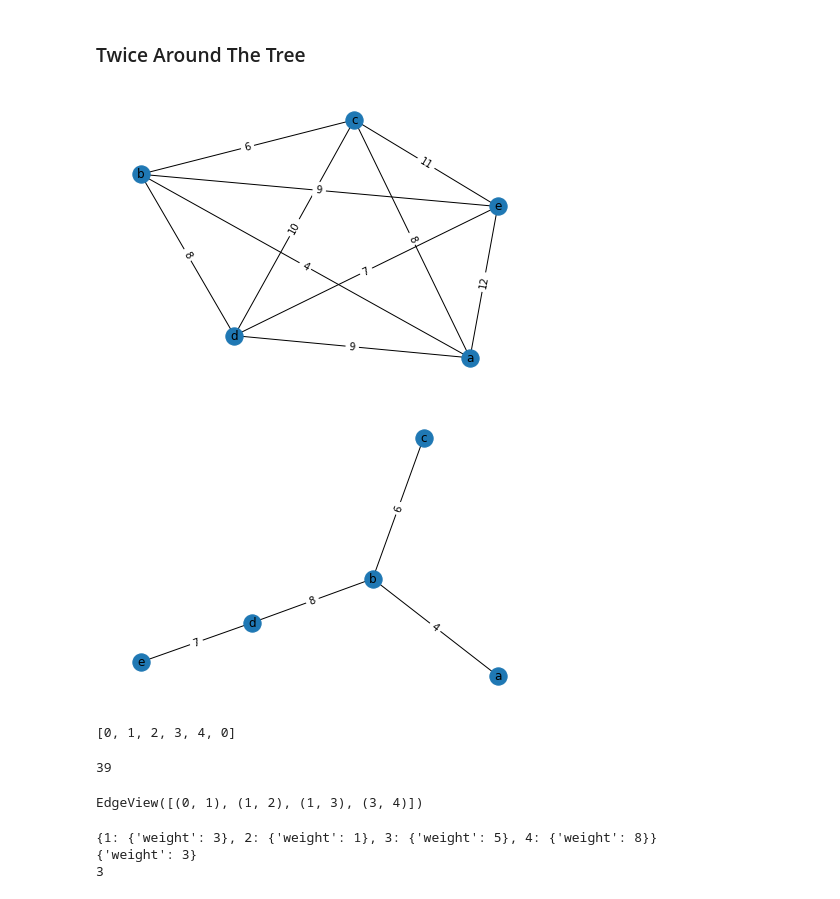
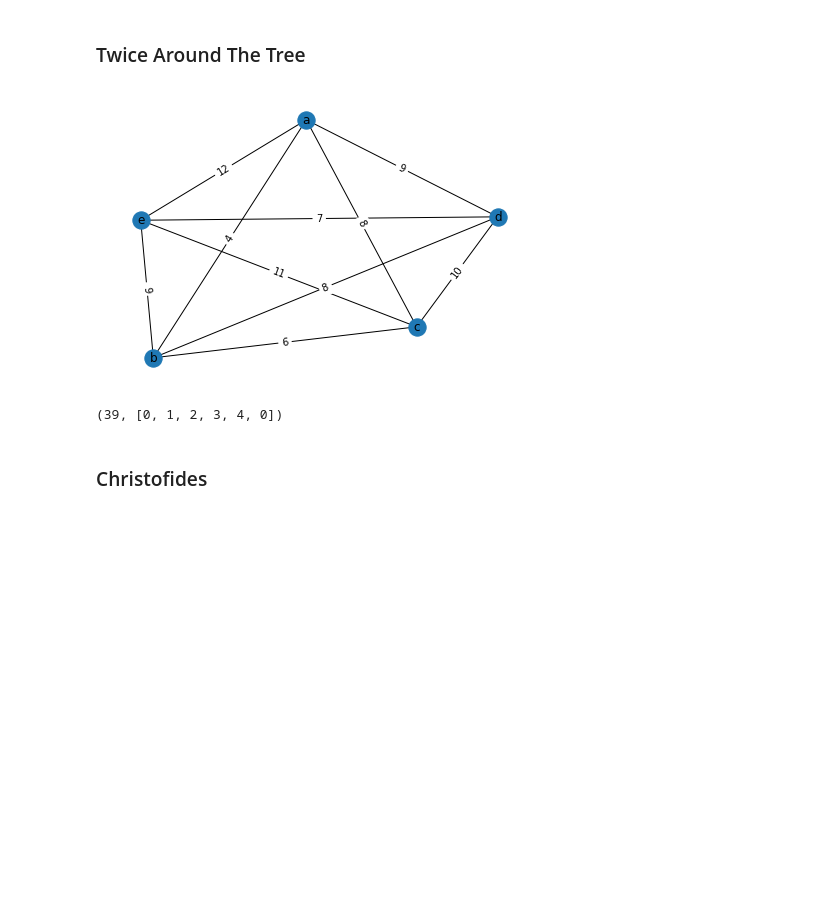
Before and after one commit to GabrielTeixeiraC/Traveling-Salesman-Problem, a Jupyter notebook: travelingSalesmanProblem.ipynb, the cells around one changed output. Cells and saved outputs as stored; diff of their text form; code cells hidden in the pictures; blank space fills up the shorter version.

Commit message:
feat: instance generator and twice around the tree

```diff
--- a/travelingSalesmanProblem.ipynb
+++ b/travelingSalesmanProblem.ipynb
@@ -6,12 +6,12 @@ import networkx as nx
 import numpy as np
 import math
 
-def drawGraph(G):
-    layout = nx.spring_layout(G)
-    nx.draw(G, layout)
-    nx.draw_networkx_edge_labels(G, pos=layout, edge_labels=nx.get_edge_attributes(G, 'weight'))
+def drawGraph(A):
+    layout = nx.spring_layout(A)
+    nx.draw(A, layout)
+    nx.draw_networkx_edge_labels(A, pos=layout, edge_labels=nx.get_edge_attributes(A, 'weight'))
     labels = {i: chr(ord('a') + i) for i in range(len(A))}
-    nx.draw_networkx_labels(G, pos=layout, labels=labels)
+    nx.draw_networkx_labels(A, pos=layout, labels=labels)
     plt.show()
 
 A = [[0, 3, 1, 5, 8],
@@ -22,9 +22,4 @@ A = [[0, 3, 1, 5, 8],
 
 A = nx.from_numpy_matrix(np.matrix(A), create_using=nx.Graph)
 drawGraph(A)
-
-## generate a weighted graph
-G2 = nx.complete_graph(100)
-for (u, v) in G2.edges():
-    G2[u][v]['weight'] = np.random.randint(1, 10)
 # %% [output]
@@ -132,43 +160,32 @@ branchAndBoundTSP(A)
 # %%
 G2 = [[0, 4, 8, 9, 12],
     [4, 0, 6, 8, 9],
     [8, 6, 0, 10, 11],
     [9, 8, 10, 0, 7],
     [12, 9, 11, 7, 0]]
+
 G2 = nx.from_numpy_matrix(np.matrix(G2), create_using=nx.Graph)
+
 drawGraph(G2)
-MST = nx.minimum_spanning_tree(G2)
-drawGraph(MST)
-def preOrderTraversal(G, root, visited, path):
-    visited[root] = True
-    path.append(root)
-    for i in G[root]:
-        if visited[i] == False:
-            preOrderTraversal(G, i, visited, path)
-    return path
 
-def findWeight(G, path):
+def findPathWeight(A, path):
     weight = 0
     for i in range(len(path) - 1):
-        weight += G[path[i]][path[i + 1]]['weight']
+        weight += A[path[i]][path[i + 1]]['weight']
     return weight
 
-print(preOrderTraversal(MST, 0, np.zeros(G2.number_of_nodes(), dtype=bool), []) + [0])
-findWeight(G2, preOrderTraversal(MST, 0, np.zeros(G2.number_of_nodes(), dtype=bool), []) + [0])
+def twiceAroundTheTreeTSP(A):
+    MST = nx.minimum_spanning_tree(A)
+    path = nx.dfs_preorder_nodes(MST, 0)
+    path = list(path)
+    path.append(path[0])
+    weight = findPathWeight(A, path)
+    return weight, path
 # %% [output]
-[figure, old version]
+[figure, new version]
-[figure, removed]
-[0, 1, 2, 3, 4, 0]
-39
-# %%
-MST.edges
-# %% [output]
-EdgeView([(0, 1), (1, 2), (1, 3), (3, 4)])
-# %%
-print(A[0])
-print(A[0][1])
-print(A[0][1]['weight'])
-# %% [output]
-{1: {'weight': 3}, 2: {'weight': 1}, 3: {'weight': 5}, 4: {'weight': 8}}
-{'weight': 3}
-3
+# %%
+twiceAroundTheTreeTSP(G2)
+# %% [output]
+(39, [0, 1, 2, 3, 4, 0])
+# %% [markdown]
+### Christofides
```
Also changed, not shown: parts of 4 cells of this notebook.
